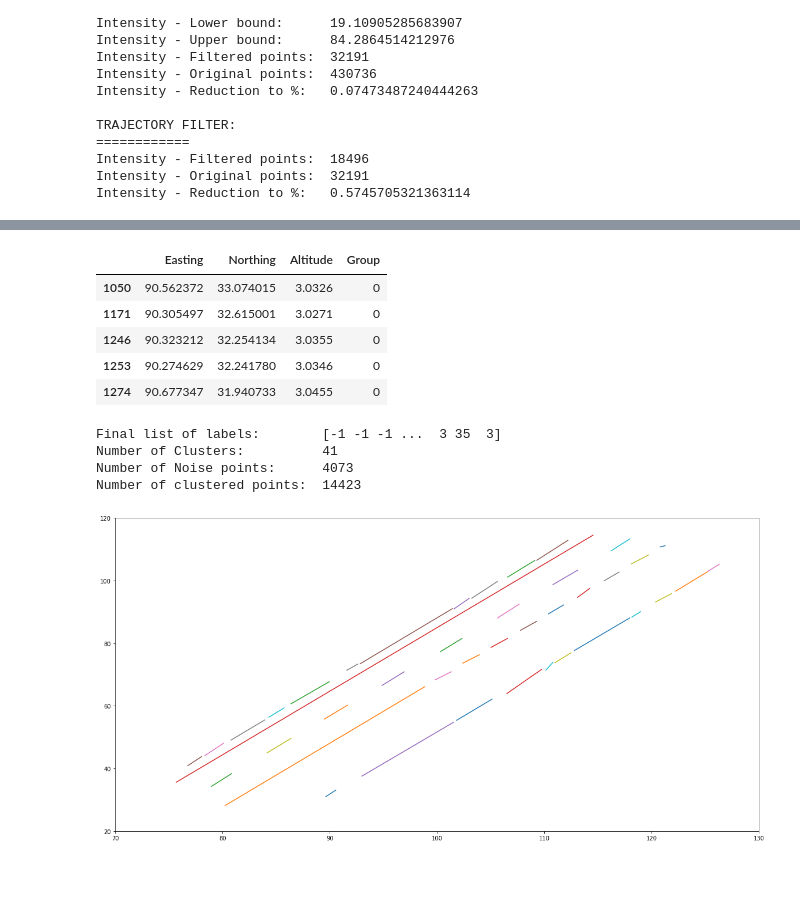
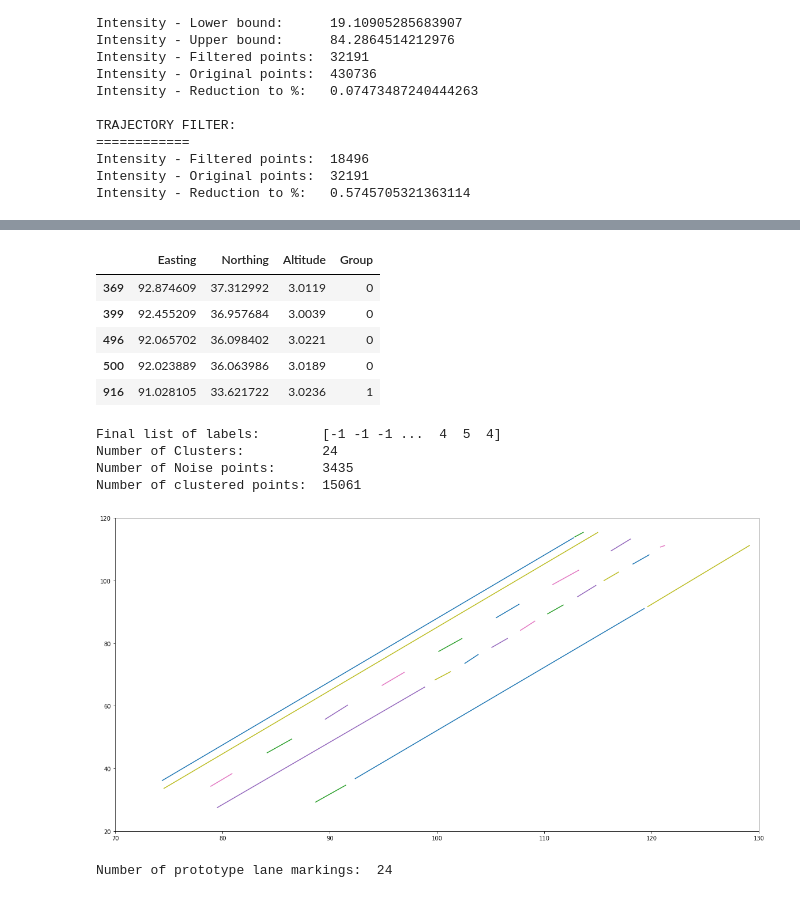
Before and after one commit to Lukas-Justen/Lane-Marking-Detection, a Jupyter notebook: Pointcloud_LaneMarking_Detection.ipynb, the cells around one changed output, grey strips where cells are left out. Saved outputs shown, nothing was run; the diff lists cells and outputs as text; code cells hidden in the pictures.

Commit message:
Find final lines

```diff
--- a/Pointcloud_LaneMarking_Detection.ipynb
+++ b/Pointcloud_LaneMarking_Detection.ipynb
@@ -206,7 +210,7 @@ After clustering the points we can already see the lines. To gather actual line
 X = lanes_df[["Easting", "Northing", "Altitude"]].values
 X = StandardScaler().fit_transform(X)
 
-db = DBSCAN(eps=0.05, min_samples=40).fit(X)
+db = DBSCAN(eps=0.06, min_samples=30).fit(X)
 labels = db.labels_
 n_clusters_ = len(set(labels)) - (1 if -1 in labels else 0)
 n_noise_ = list(labels).count(-1)
@@ -218,21 +222,21 @@ cluster_df.to_csv("./data/clustering.xyz",index=False)
 cluster_df.head()
 # %% [output]
 |  | Easting | Northing | Altitude | Group |
-| 1050 | 90.562372 | 33.074015 | 3.0326 | 0 |
-| 1171 | 90.305497 | 32.615001 | 3.0271 | 0 |
-| 1246 | 90.323212 | 32.254134 | 3.0355 | 0 |
-| 1253 | 90.274629 | 32.241780 | 3.0346 | 0 |
-| 1274 | 90.677347 | 31.940733 | 3.0455 | 0 |
+| 369 | 92.874609 | 37.312992 | 3.0119 | 0 |
+| 399 | 92.455209 | 36.957684 | 3.0039 | 0 |
+| 496 | 92.065702 | 36.098402 | 3.0221 | 0 |
+| 500 | 92.023889 | 36.063986 | 3.0189 | 0 |
+| 916 | 91.028105 | 33.621722 | 3.0236 | 1 |
 # %%
 print("Final list of labels:       ", labels)
 print("Number of Clusters:         ", n_clusters_)
 print("Number of Noise points:     ", n_noise_)
 print("Number of clustered points: ", len(cluster_df))
 # %% [output]
-Final list of labels:        [-1 -1 -1 ...  3 35  3]
-Number of Clusters:          41
-Number of Noise points:      4073
-Number of clustered points:  14423
+Final list of labels:        [-1 -1 -1 ...  4  5  4]
+Number of Clusters:          24
+Number of Noise points:      3435
+Number of clustered points:  15061
 # %%
 lines = []
 
@@ -240,21 +244,26 @@ for cluster in range(n_clusters_):
     sub_cluster_df = cluster_df[cluster_df["Group"] == cluster]
     points = sub_cluster_df[["Easting","Northing", "Altitude"]].values
     distances = squareform(pdist(points))
+    for i in range(0,15):
+        max_index = np.argmax(distances)
+        i1, i2 = np.unravel_index(max_index, distances.shape)
+        distances[i1,i2] = 0.0
     max_dist = np.max(distances)
     max_index = np.argmax(distances)
     i1, i2 = np.unravel_index(max_index, distances.shape)
     p1 = sub_cluster_df.iloc[i1]
     p2 = sub_cluster_df.iloc[i2]
-    lines.append(([p1["Easting"], p2["Easting"]],[p1["Northing"], p2["Northing"]]))
+    lines.append(([p1["Easting"], p2["Easting"]],[p1["Northing"], p2["Northing"]], [p1["Altitude"], p2["Altitude"]]))
 # %%
-import matplotlib.pyplot as plt
-
 plt.figure(figsize=(20,10))
 plt.xlim(70, 130), plt.ylim(20,120)
 
 for l in lines:
-    plt.plot(l[0], l[1])
+    plt.plot(l[0], l[1], l[2])
 
 plt.show()
+
+print("Number of prototype lane markings: ", len(lines))
 # %% [output]
-[figure, old version]
+[figure, new version]
+Number of prototype lane markings:  24
```
Also changed, not shown: parts of 7 cells of this notebook, 4 other files.
